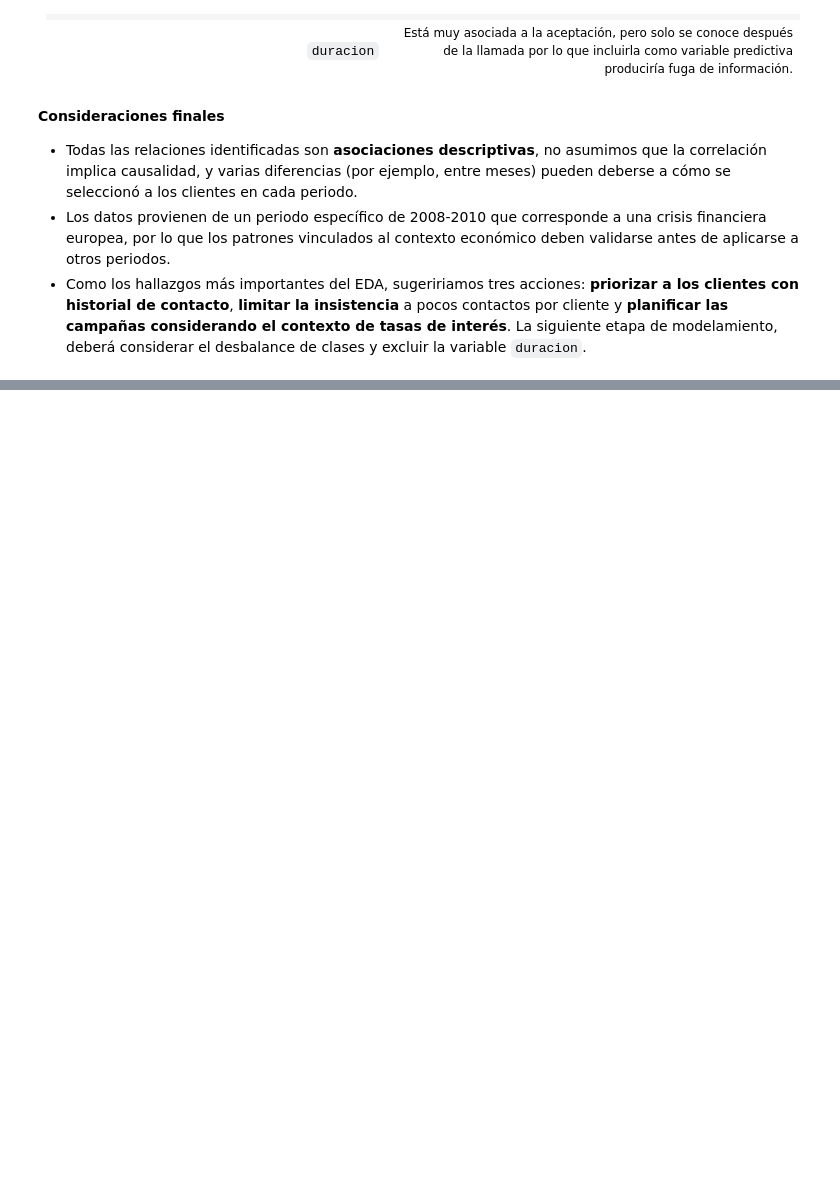
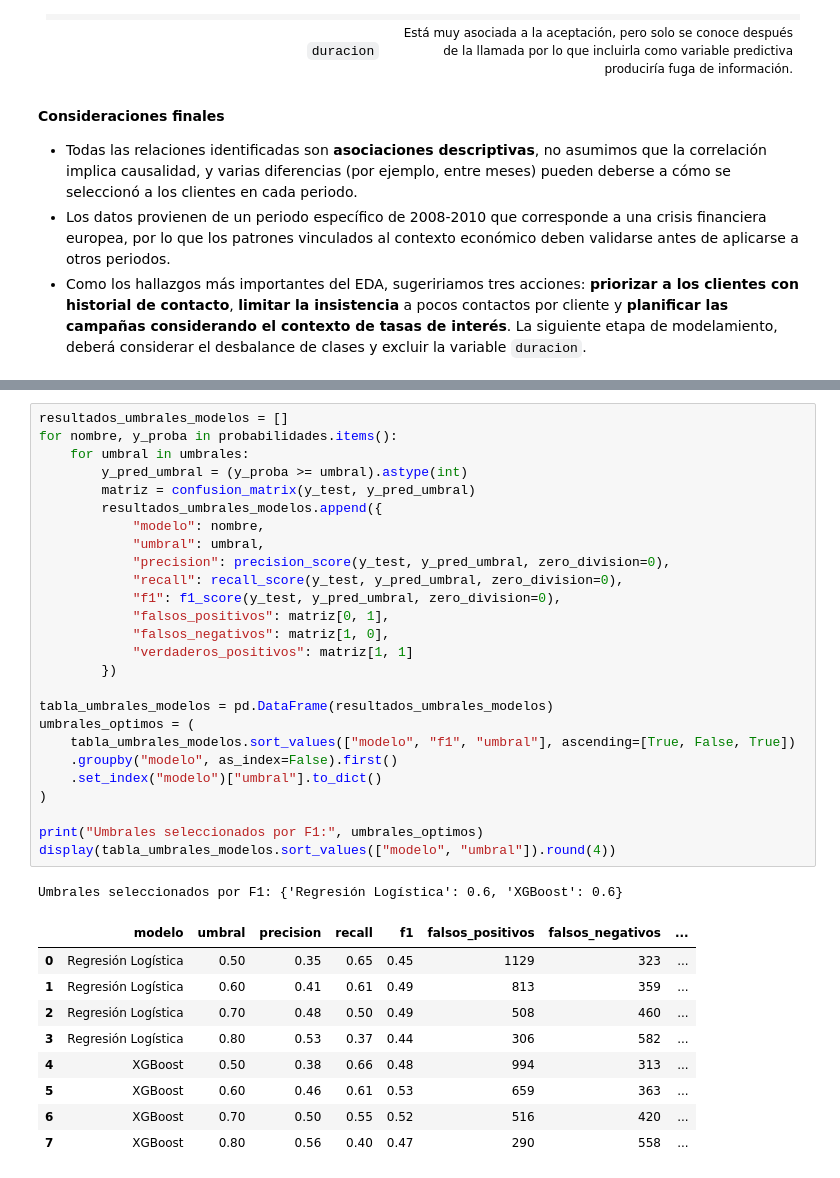
Before and after one commit to Lavacacharles/Predicting-Acceptance-in-Banking-Telemarketing-, a Jupyter notebook: code/proyecto_analisis_bancario.ipynb, the cells around one changed output, grey strips where cells are left out. Cells and saved outputs as stored; diff of their text form; blank space fills up the shorter version.

```diff
--- a/code/proyecto_analisis_bancario.ipynb
+++ b/code/proyecto_analisis_bancario.ipynb
@@ -1457,0 +1780,37 @@ Esto no es concluyente ya que como toda relación exploratoria, encontramos asoc
+# %%
+resultados_umbrales_modelos = []
+for nombre, y_proba in probabilidades.items():
+    for umbral in umbrales:
+        y_pred_umbral = (y_proba >= umbral).astype(int)
+        matriz = confusion_matrix(y_test, y_pred_umbral)
+        resultados_umbrales_modelos.append({
+            "modelo": nombre,
+            "umbral": umbral,
+            "precision": precision_score(y_test, y_pred_umbral, zero_division=0),
+            "recall": recall_score(y_test, y_pred_umbral, zero_division=0),
+            "f1": f1_score(y_test, y_pred_umbral, zero_division=0),
+            "falsos_positivos": matriz[0, 1],
+            "falsos_negativos": matriz[1, 0],
+            "verdaderos_positivos": matriz[1, 1]
+        })
+
+tabla_umbrales_modelos = pd.DataFrame(resultados_umbrales_modelos)
+umbrales_optimos = (
+    tabla_umbrales_modelos.sort_values(["modelo", "f1", "umbral"], ascending=[True, False, True])
+    .groupby("modelo", as_index=False).first()
+    .set_index("modelo")["umbral"].to_dict()
+)
+
+print("Umbrales seleccionados por F1:", umbrales_optimos)
+display(tabla_umbrales_modelos.sort_values(["modelo", "umbral"]).round(4))
+# %% [output]
+Umbrales seleccionados por F1: {'Regresión Logística': 0.6, 'XGBoost': 0.6}
+|  | modelo | umbral | precision | recall | f1 | falsos_positivos | falsos_negativos | ... |
+| 0 | Regresión Logística | 0.50 | 0.35 | 0.65 | 0.45 | 1129 | 323 | ... |
+| 1 | Regresión Logística | 0.60 | 0.41 | 0.61 | 0.49 | 813 | 359 | ... |
+| 2 | Regresión Logística | 0.70 | 0.48 | 0.50 | 0.49 | 508 | 460 | ... |
+| 3 | Regresión Logística | 0.80 | 0.53 | 0.37 | 0.44 | 306 | 582 | ... |
+| 4 | XGBoost | 0.50 | 0.38 | 0.66 | 0.48 | 994 | 313 | ... |
+| 5 | XGBoost | 0.60 | 0.46 | 0.61 | 0.53 | 659 | 363 | ... |
+| 6 | XGBoost | 0.70 | 0.50 | 0.55 | 0.52 | 516 | 420 | ... |
+| 7 | XGBoost | 0.80 | 0.56 | 0.40 | 0.47 | 290 | 558 | ... |
```
Also changed, not shown: parts of 30 cells of this notebook, 30 other files.
